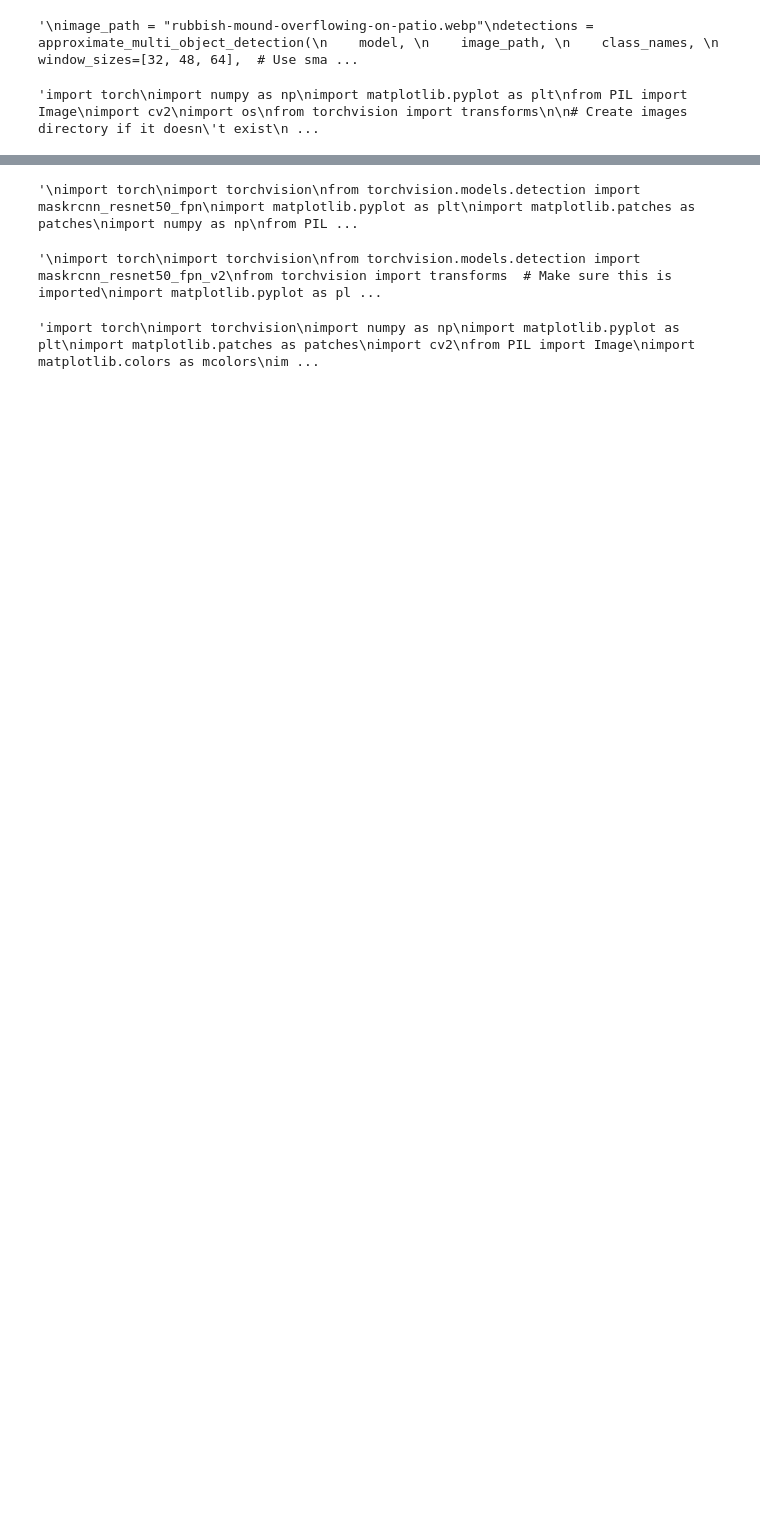
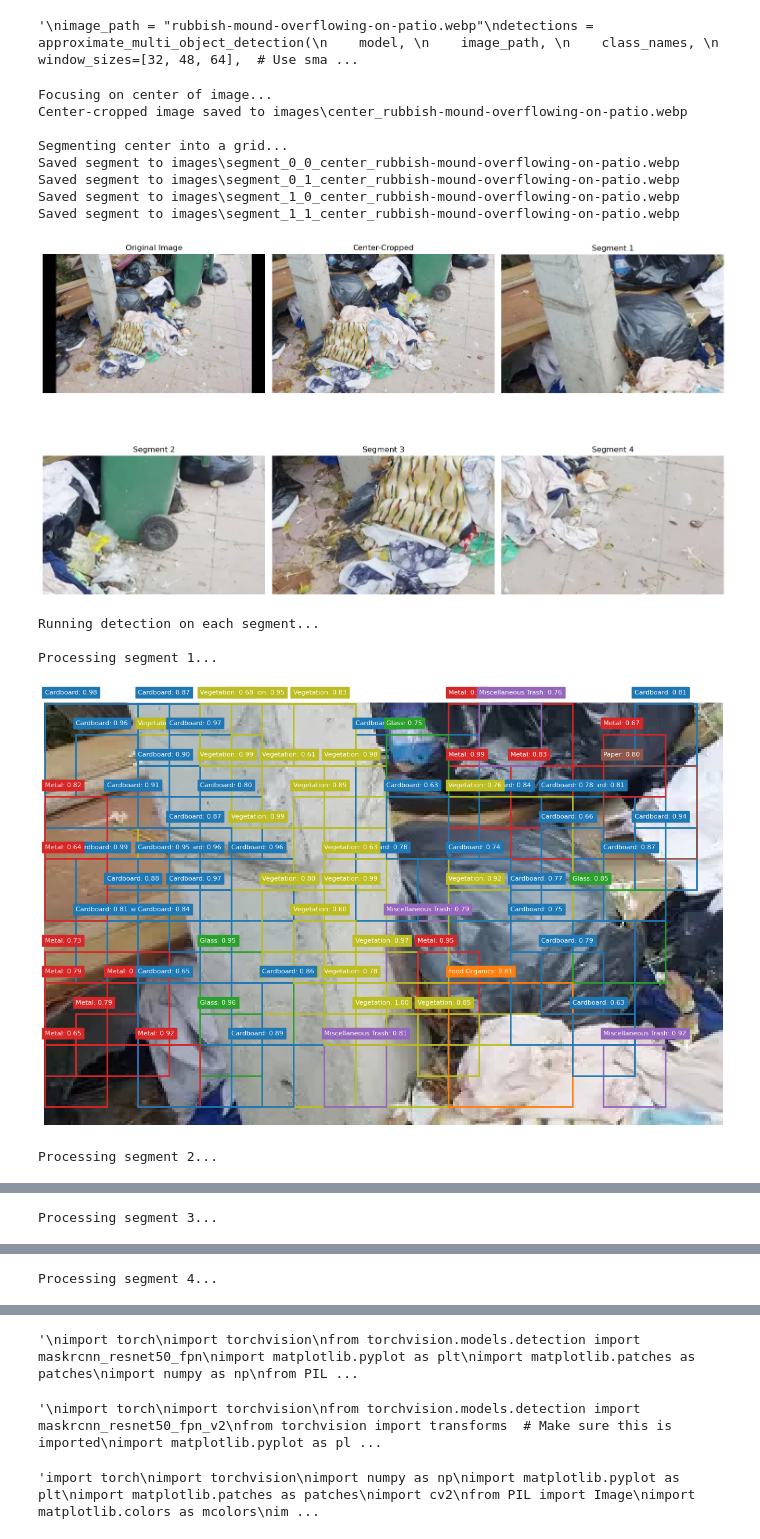
Before and after one commit to bashirgit/EPOCH-2.0, a Jupyter notebook: single_prediction_model.ipynb, the cells around one changed output, grey strips where cells are left out. Saved outputs shown, nothing was run; the diff lists cells and outputs as text; code cells hidden in the pictures; blank space fills up the shorter version.

```diff
--- a/single_prediction_model.ipynb
+++ b/single_prediction_model.ipynb
@@ -291,7 +293,7 @@ detections = approximate_multi_object_detection(
 # %% [output]
 '\nimage_path = "rubbish-mound-overflowing-on-patio.webp"\ndetections = approximate_multi_object_detection(\n    model, \n    image_path, \n    class_names, \n    window_sizes=[32, 48, 64],  # Use sma ...
 # %%
-'''import torch
+import torch
 import numpy as np
 import matplotlib.pyplot as plt
 from PIL import Image
@@ -416,32 +418,44 @@ plt.title("Center-Cropped")
 plt.axis('off')
 
 # Segments
 for i, seg_path in enumerate(segment_paths):
     plt.subplot(2, 3, i+3)
     plt.imshow(Image.open(seg_path))
     plt.title(f"Segment {i+1}")
     plt.axis('off')
 
 plt.tight_layout()
 plt.show()
 
 # Step 4: Run detection on each segment
 print("\nRunning detection on each segment...")
 all_detections = []
 
 for i, segment_path in enumerate(segment_paths):
     print(f"\nProcessing segment {i+1}...")
     detections = approximate_multi_object_detection(
         model,
         segment_path,
         class_names,
         window_sizes=[32, 48, 64],  # Use smaller windows
         stride=16,                  # Smaller stride for more detections
         conf_threshold=0.6          # Might need to adjust this based on results
     )
     all_detections.extend(detections)
 
 print(f"\nTotal detections across all segments: {len(all_detections)}")
-'''
 # %% [output]
-'import torch\nimport numpy as np\nimport matplotlib.pyplot as plt\nfrom PIL import Image\nimport cv2\nimport os\nfrom torchvision import transforms\n\n# Create images directory if it doesn\'t exist\n ...
+Focusing on center of image...
+Center-cropped image saved to images\center_rubbish-mound-overflowing-on-patio.webp
+
+Segmenting center into a grid...
+Saved segment to images\segment_0_0_center_rubbish-mound-overflowing-on-patio.webp
+Saved segment to images\segment_0_1_center_rubbish-mound-overflowing-on-patio.webp
+Saved segment to images\segment_1_0_center_rubbish-mound-overflowing-on-patio.webp
+Saved segment to images\segment_1_1_center_rubbish-mound-overflowing-on-patio.webp
+[figure, added]
+Running detection on each segment...
+
+Processing segment 1...
+[figure, added]
+Processing segment 2...
@@ -447,0 +463 @@ print(f"\nTotal detections across all segments: {len(all_detections)}")
+Processing segment 3...
@@ -447,0 +465 @@ print(f"\nTotal detections across all segments: {len(all_detections)}")
+Processing segment 4...
```
Also changed, not shown: parts of 4 cells of this notebook, 2 other files.
